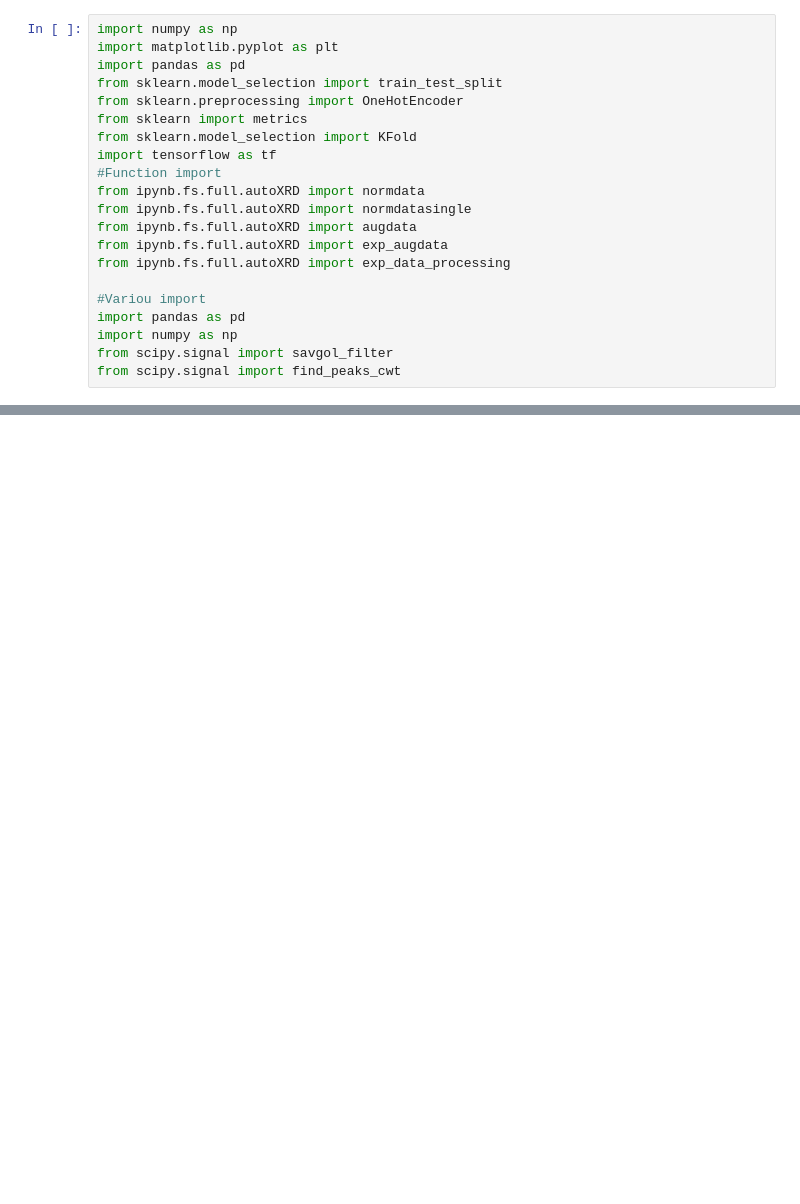
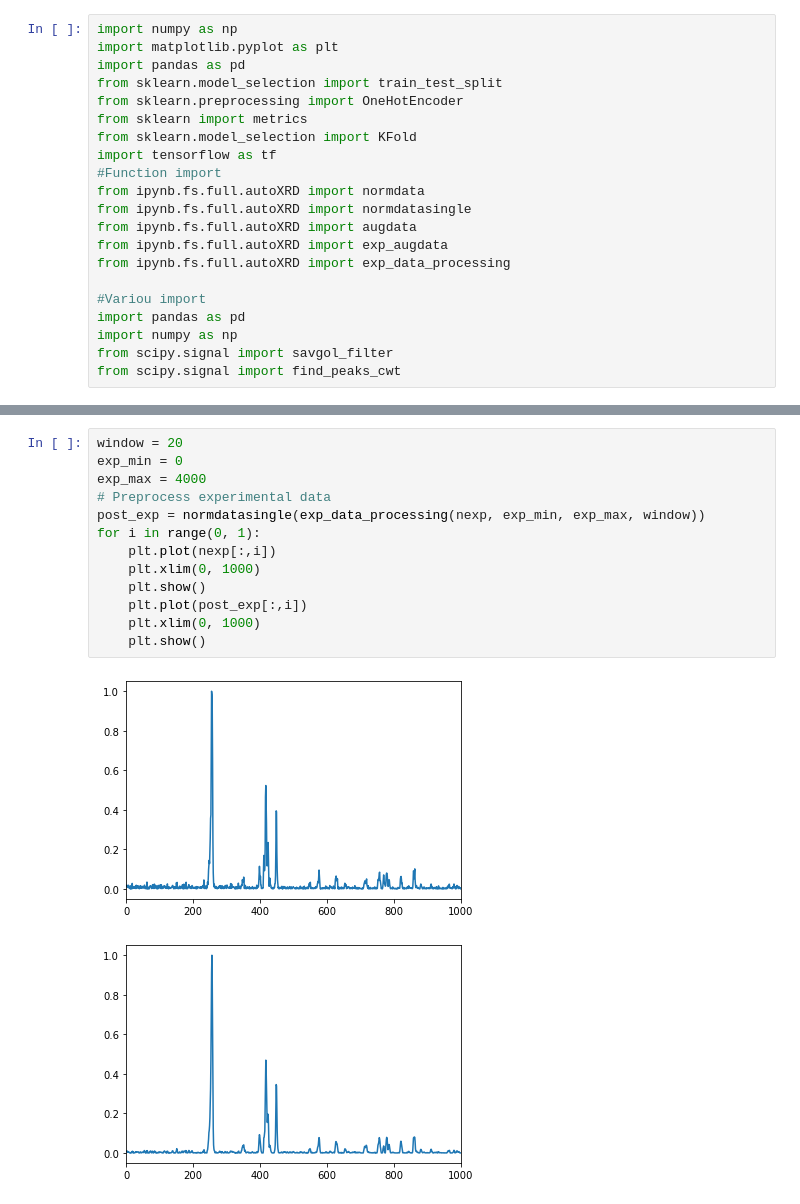
Before and after one commit to WachoRodrigues/DataTreatement, a Jupyter notebook: expdata_augm.ipynb, the cells around one changed output, grey strips where cells are left out. Cells and saved outputs as stored; diff of their text form; blank space fills up the shorter version.

```diff
--- a/expdata_augm.ipynb
+++ b/expdata_augm.ipynb
@@ -70,0 +39,16 @@ NameError: name 'exp_max' is not defined
+# %%
+window = 20
+exp_min = 0
+exp_max = 4000
+# Preprocess experimental data
+post_exp = normdatasingle(exp_data_processing(nexp, exp_min, exp_max, window))
+for i in range(0, 1):
+    plt.plot(nexp[:,i])
+    plt.xlim(0, 1000)
+    plt.show()
+    plt.plot(post_exp[:,i])
+    plt.xlim(0, 1000)
+    plt.show()
+# %% [output]
+[figure, added]
+[figure, added]
```
Also changed, not shown: parts of 4 cells of this notebook, 3 other files.
